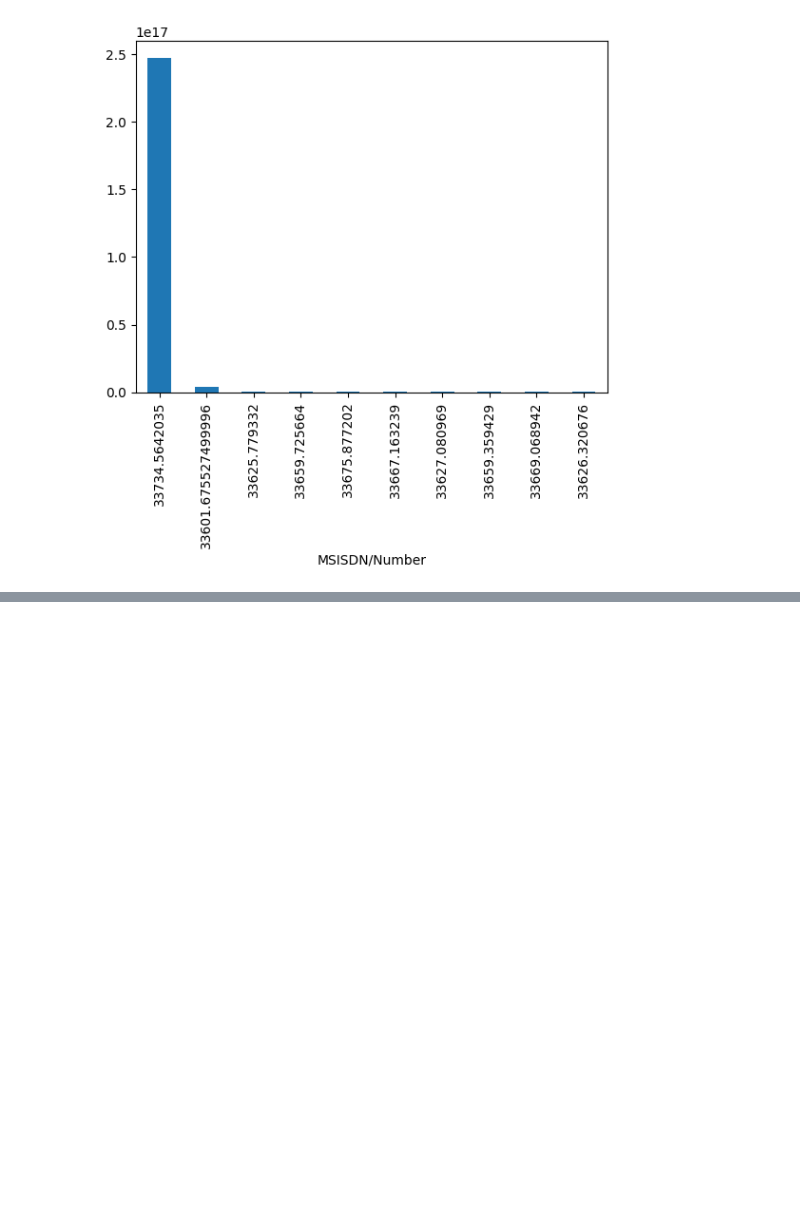
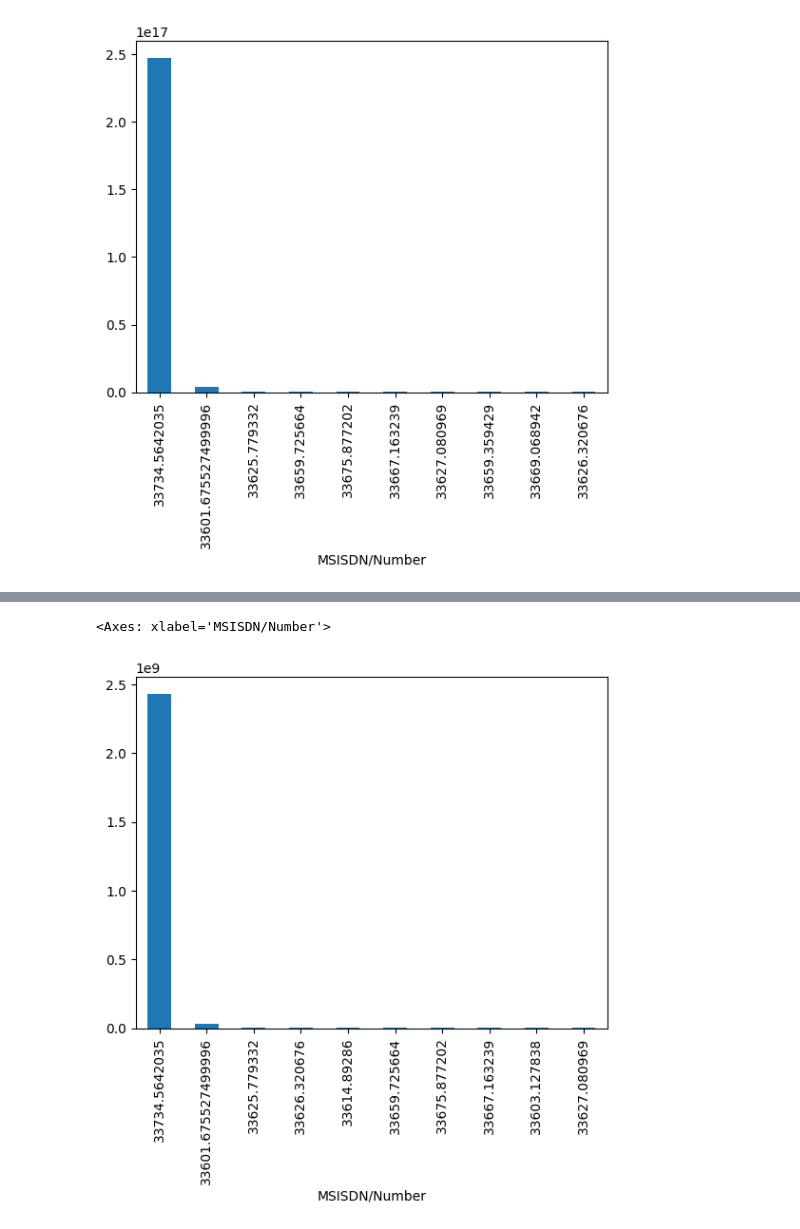
Before and after one commit to hanaDemma/TellCo-Telecom-Analysis-Week-2, a Jupyter notebook: notebooks/telecom_data_analysis.ipynb, the cells around one changed output, grey strips where cells are left out. Cells and saved outputs as stored; diff of their text form; code cells hidden in the pictures; blank space fills up the shorter version.

```diff
--- a/notebooks/telecom_data_analysis.ipynb
+++ b/notebooks/telecom_data_analysis.ipynb
@@ -603,0 +621,5 @@ top_frequency.plot(kind='bar')
+# %%
+top_duration.plot(kind='bar')
+# %% [output]
+<Axes: xlabel='MSISDN/Number'>
+[figure, added]
```
Also changed, not shown: parts of 2 cells of this notebook.
